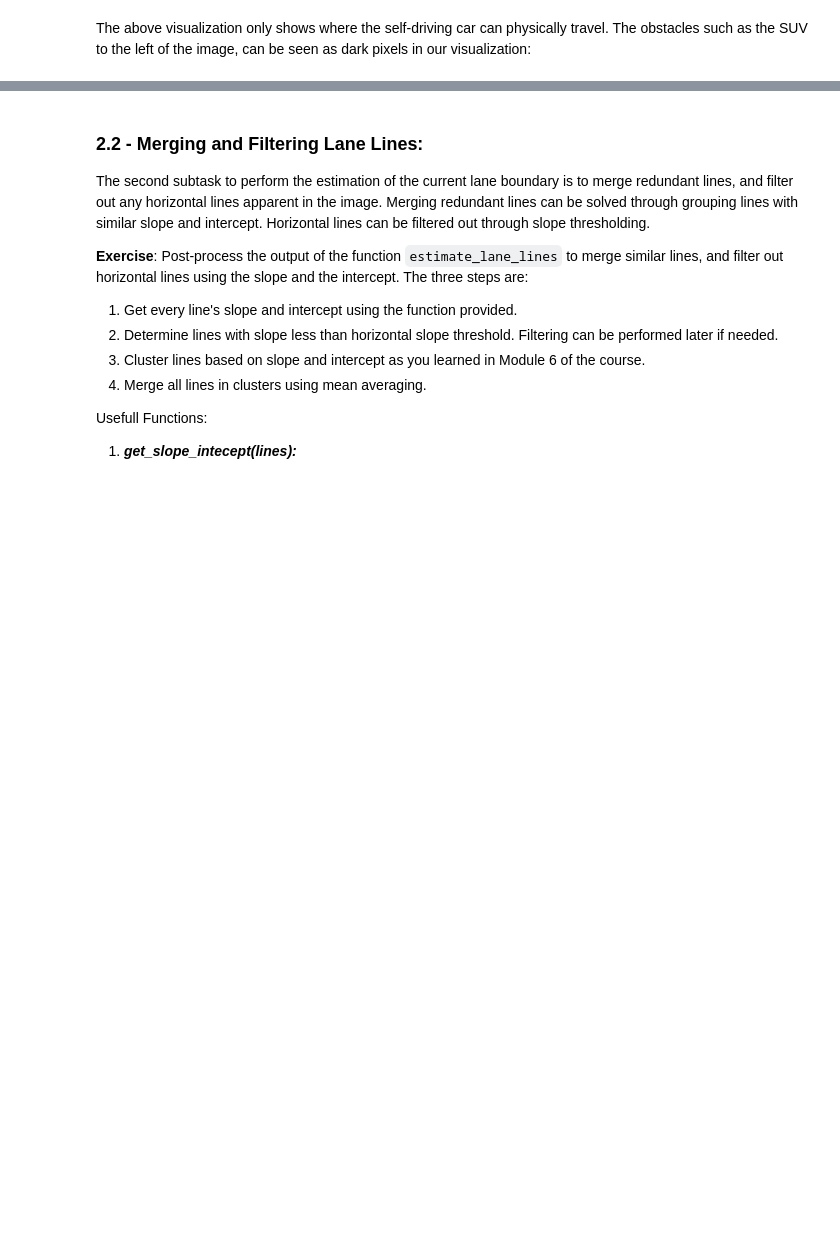
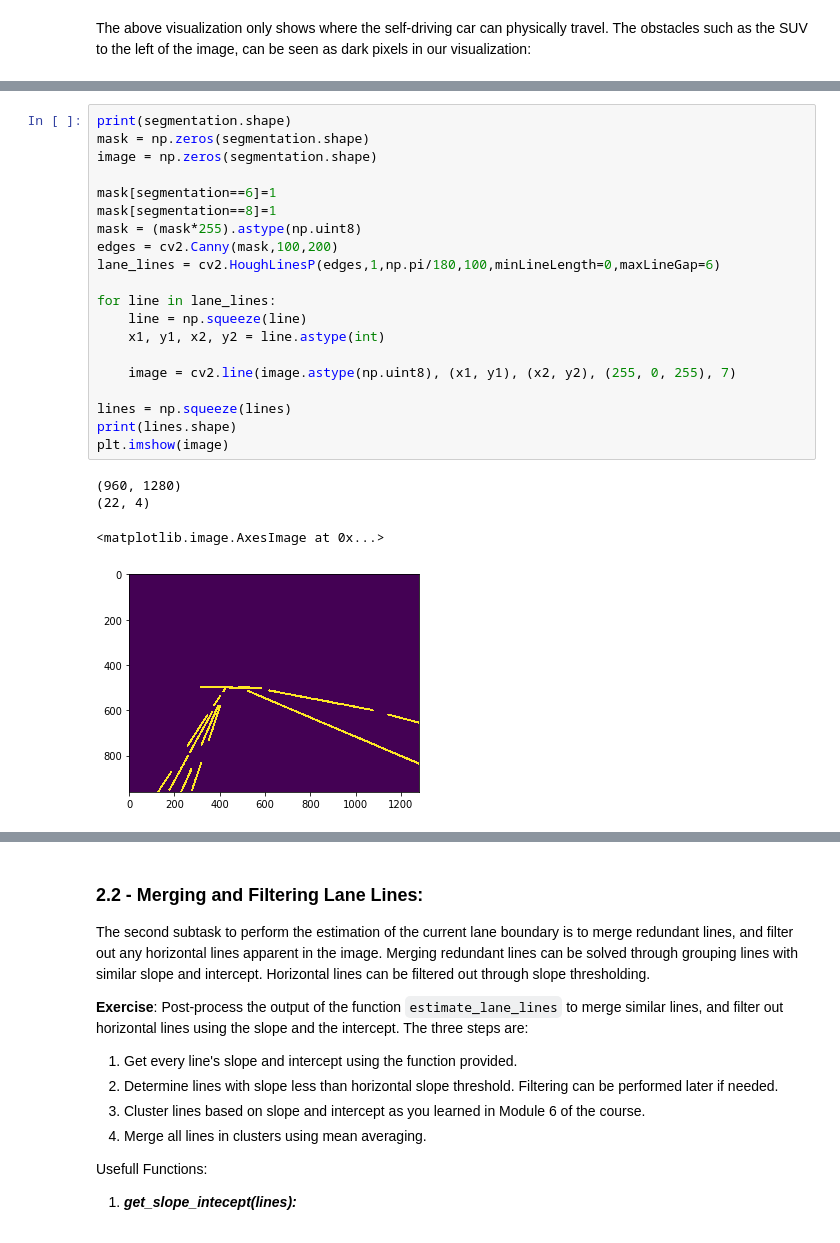
Before and after one commit to cynanis/Self-Driving-Cars, a Jupyter notebook: C3Mod6: Final Project/Environment Perception For Self-Driving Cars - Learner - v1 .ipynb, the cells around one changed output, grey strips where cells are left out. Cells and saved outputs as stored; diff of their text form; blank space fills up the shorter version.

Commit message:
Estimating Lane Boundary Proposals

```diff
--- a/C3Mod6: Final Project/Environment Perception For Self-Driving Cars - Learner - v1 .ipynb
+++ b/C3Mod6: Final Project/Environment Perception For Self-Driving Cars - Learner - v1 .ipynb
@@ -454,3 +469,28 @@ Useful functions: `cv2.Canny()`, `cv2.HoughLinesP()`, `np.squeeze()`.
+# %%
+print(segmentation.shape)
+mask = np.zeros(segmentation.shape)
+image = np.zeros(segmentation.shape)
+
+mask[segmentation==6]=1
+mask[segmentation==8]=1
+mask = (mask*255).astype(np.uint8)
+edges = cv2.Canny(mask,100,200)
+lane_lines = cv2.HoughLinesP(edges,1,np.pi/180,100,minLineLength=0,maxLineGap=6)
+
+for line in lane_lines:
+    line = np.squeeze(line)
+    x1, y1, x2, y2 = line.astype(int)
+
+    image = cv2.line(image.astype(np.uint8), (x1, y1), (x2, y2), (255, 0, 255), 7)
+
+lines = np.squeeze(lines)
+print(lines.shape)
+plt.imshow(image)
+# %% [output]
+(960, 1280)
+(22, 4)
+<matplotlib.image.AxesImage at 0x...>
+[figure, added]
 # %%
 # GRADED FUNCTION: estimate_lane_lines
 def estimate_lane_lines(segmentation_output):
```
Also changed, not shown: parts of 8 cells of this notebook.
